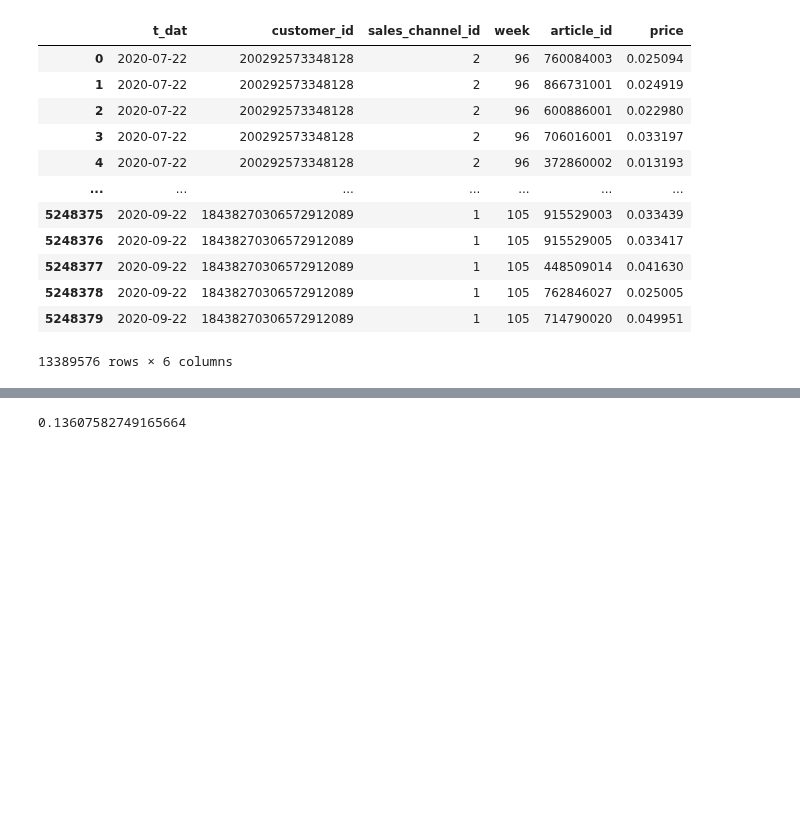
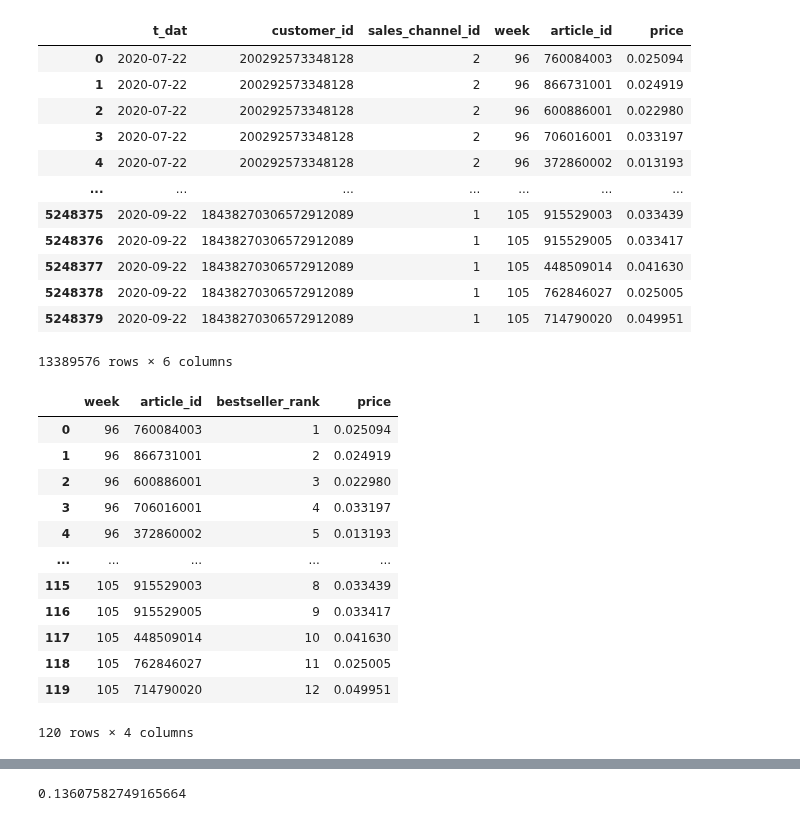
Before and after one commit to ManashJKonwar/Kaggle-HM-Recommender, a Jupyter notebook: hm-lgbmranker.ipynb, the cells around one changed output, grey strips where cells are left out. Drawn from its saved outputs; the diff is of its cells as text; code cells hidden in the pictures; blank space fills up the shorter version.

```diff
--- a/hm-lgbmranker.ipynb
+++ b/hm-lgbmranker.ipynb
@@ -407,4 +329,20 @@ candidates_bestsellers
 | 5248378 | 2020-09-22 | 18438270306572912089 | 1 | 105 | 762846027 | 0.025005 |
 | 5248379 | 2020-09-22 | 18438270306572912089 | 1 | 105 | 714790020 | 0.049951 |
 13389576 rows × 6 columns
+# %%
+bestsellers_previous_week
+# %% [output]
+|  | week | article_id | bestseller_rank | price |
+| 0 | 96 | 760084003 | 1 | 0.025094 |
+| 1 | 96 | 866731001 | 2 | 0.024919 |
+| 2 | 96 | 600886001 | 3 | 0.022980 |
+| 3 | 96 | 706016001 | 4 | 0.033197 |
+| 4 | 96 | 372860002 | 5 | 0.013193 |
+| ... | ... | ... | ... | ... |
+| 115 | 105 | 915529003 | 8 | 0.033439 |
+| 116 | 105 | 915529005 | 9 | 0.033417 |
+| 117 | 105 | 448509014 | 10 | 0.041630 |
+| 118 | 105 | 762846027 | 11 | 0.025005 |
+| 119 | 105 | 714790020 | 12 | 0.049951 |
+120 rows × 4 columns
 # %% [markdown]
```
Also changed, not shown: parts of 53 cells of this notebook.
